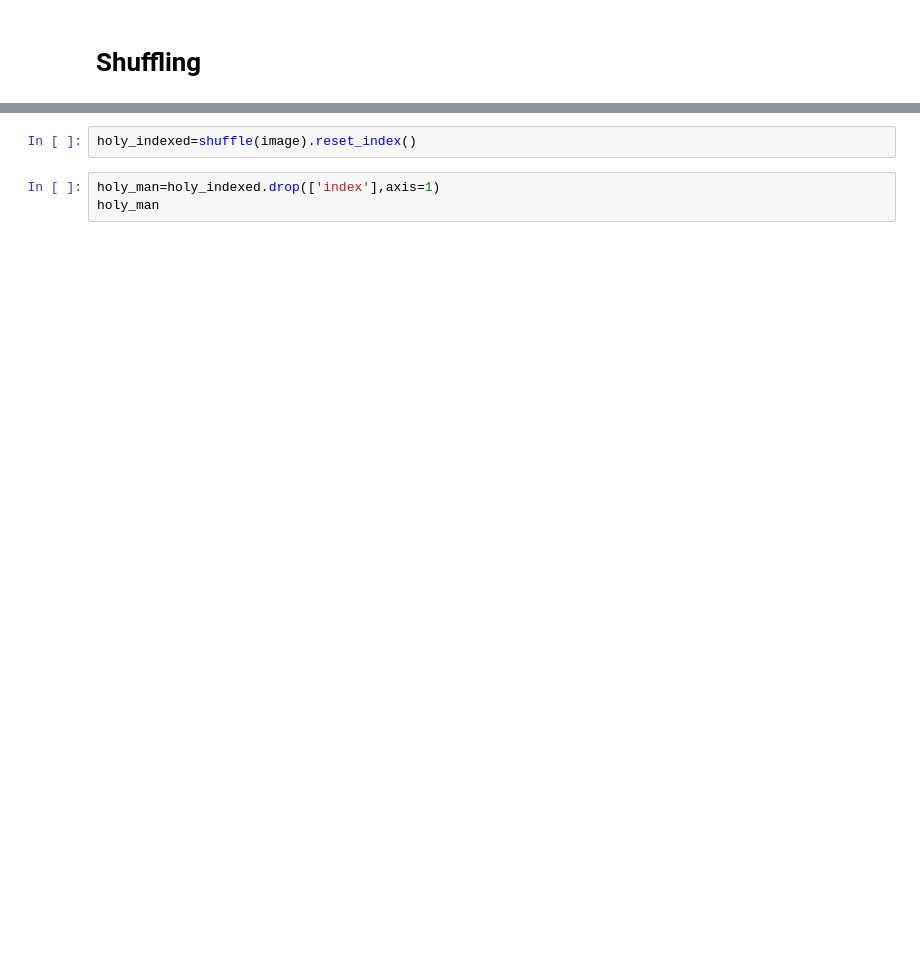
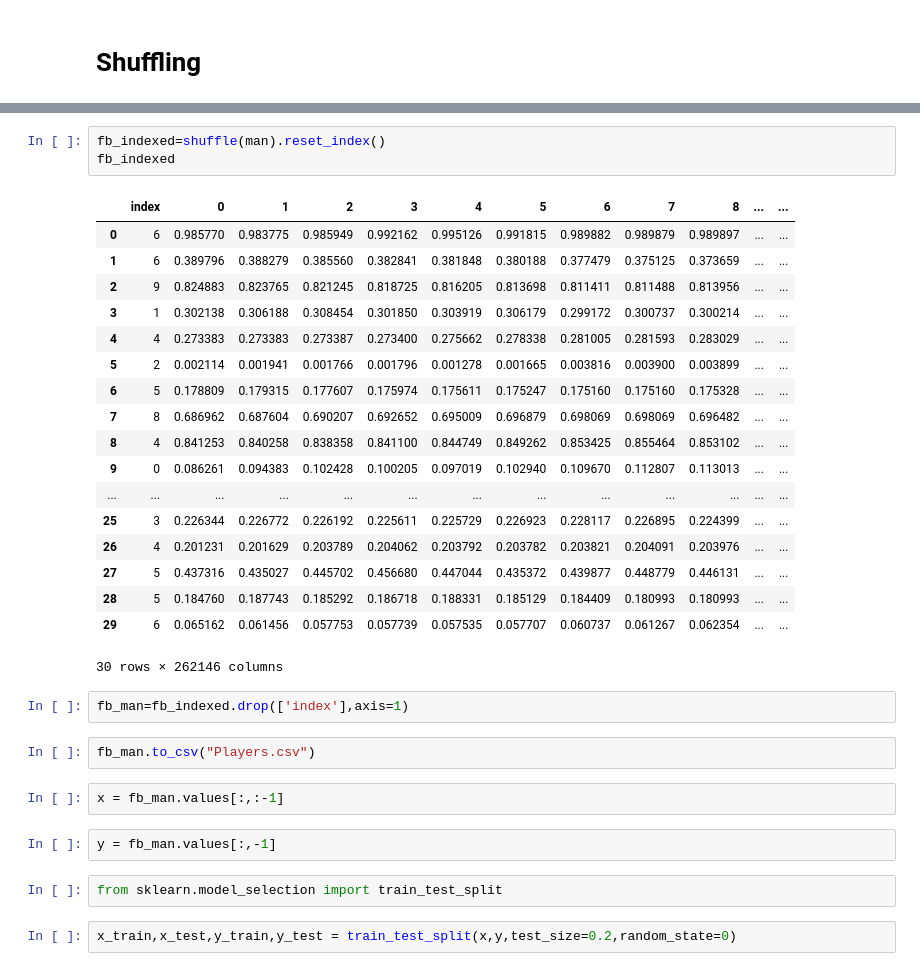
Before and after one commit to VIKNESHRAJD/XAI406-ML, a Jupyter notebook: Image Recoginition.ipynb, the cells around one changed output, grey strips where cells are left out. Cells and saved outputs as stored; diff of their text form; blank space fills up the shorter version.

```diff
--- a/Image Recoginition.ipynb
+++ b/Image Recoginition.ipynb
@@ -221,5 +426,34 @@ ModuleNotFoundError: No module named 'sklearn.utlis'
-# %%
-holy_indexed=shuffle(image).reset_index()
+# %%
+fb_indexed=shuffle(man).reset_index()
+fb_indexed
+# %% [output]
+|  | index | 0 | 1 | 2 | 3 | 4 | 5 | 6 | 7 | 8 | ... | ... |
+| 0 | 6 | 0.985770 | 0.983775 | 0.985949 | 0.992162 | 0.995126 | 0.991815 | 0.989882 | 0.989879 | 0.989897 | ... | ... |
+| 1 | 6 | 0.389796 | 0.388279 | 0.385560 | 0.382841 | 0.381848 | 0.380188 | 0.377479 | 0.375125 | 0.373659 | ... | ... |
+| 2 | 9 | 0.824883 | 0.823765 | 0.821245 | 0.818725 | 0.816205 | 0.813698 | 0.811411 | 0.811488 | 0.813956 | ... | ... |
+| 3 | 1 | 0.302138 | 0.306188 | 0.308454 | 0.301850 | 0.303919 | 0.306179 | 0.299172 | 0.300737 | 0.300214 | ... | ... |
+| 4 | 4 | 0.273383 | 0.273383 | 0.273387 | 0.273400 | 0.275662 | 0.278338 | 0.281005 | 0.281593 | 0.283029 | ... | ... |
+| 5 | 2 | 0.002114 | 0.001941 | 0.001766 | 0.001796 | 0.001278 | 0.001665 | 0.003816 | 0.003900 | 0.003899 | ... | ... |
+| 6 | 5 | 0.178809 | 0.179315 | 0.177607 | 0.175974 | 0.175611 | 0.175247 | 0.175160 | 0.175160 | 0.175328 | ... | ... |
+| 7 | 8 | 0.686962 | 0.687604 | 0.690207 | 0.692652 | 0.695009 | 0.696879 | 0.698069 | 0.698069 | 0.696482 | ... | ... |
+| 8 | 4 | 0.841253 | 0.840258 | 0.838358 | 0.841100 | 0.844749 | 0.849262 | 0.853425 | 0.855464 | 0.853102 | ... | ... |
+| 9 | 0 | 0.086261 | 0.094383 | 0.102428 | 0.100205 | 0.097019 | 0.102940 | 0.109670 | 0.112807 | 0.113013 | ... | ... |
+| ... | ... | ... | ... | ... | ... | ... | ... | ... | ... | ... | ... | ... |
+| 25 | 3 | 0.226344 | 0.226772 | 0.226192 | 0.225611 | 0.225729 | 0.226923 | 0.228117 | 0.226895 | 0.224399 | ... | ... |
+| 26 | 4 | 0.201231 | 0.201629 | 0.203789 | 0.204062 | 0.203792 | 0.203782 | 0.203821 | 0.204091 | 0.203976 | ... | ... |
+| 27 | 5 | 0.437316 | 0.435027 | 0.445702 | 0.456680 | 0.447044 | 0.435372 | 0.439877 | 0.448779 | 0.446131 | ... | ... |
+| 28 | 5 | 0.184760 | 0.187743 | 0.185292 | 0.186718 | 0.188331 | 0.185129 | 0.184409 | 0.180993 | 0.180993 | ... | ... |
+| 29 | 6 | 0.065162 | 0.061456 | 0.057753 | 0.057739 | 0.057535 | 0.057707 | 0.060737 | 0.061267 | 0.062354 | ... | ... |
+30 rows × 262146 columns
 # %%
-holy_man=holy_indexed.drop(['index'],axis=1)
-holy_man
+fb_man=fb_indexed.drop(['index'],axis=1)
+# %%
+fb_man.to_csv("Players.csv")
+# %%
+x = fb_man.values[:,:-1]
+# %%
+y = fb_man.values[:,-1]
+# %%
+from sklearn.model_selection import train_test_split
+# %%
+x_train,x_test,y_train,y_test = train_test_split(x,y,test_size=0.2,random_state=0)
```
Also changed, not shown: parts of 51 cells of this notebook.
